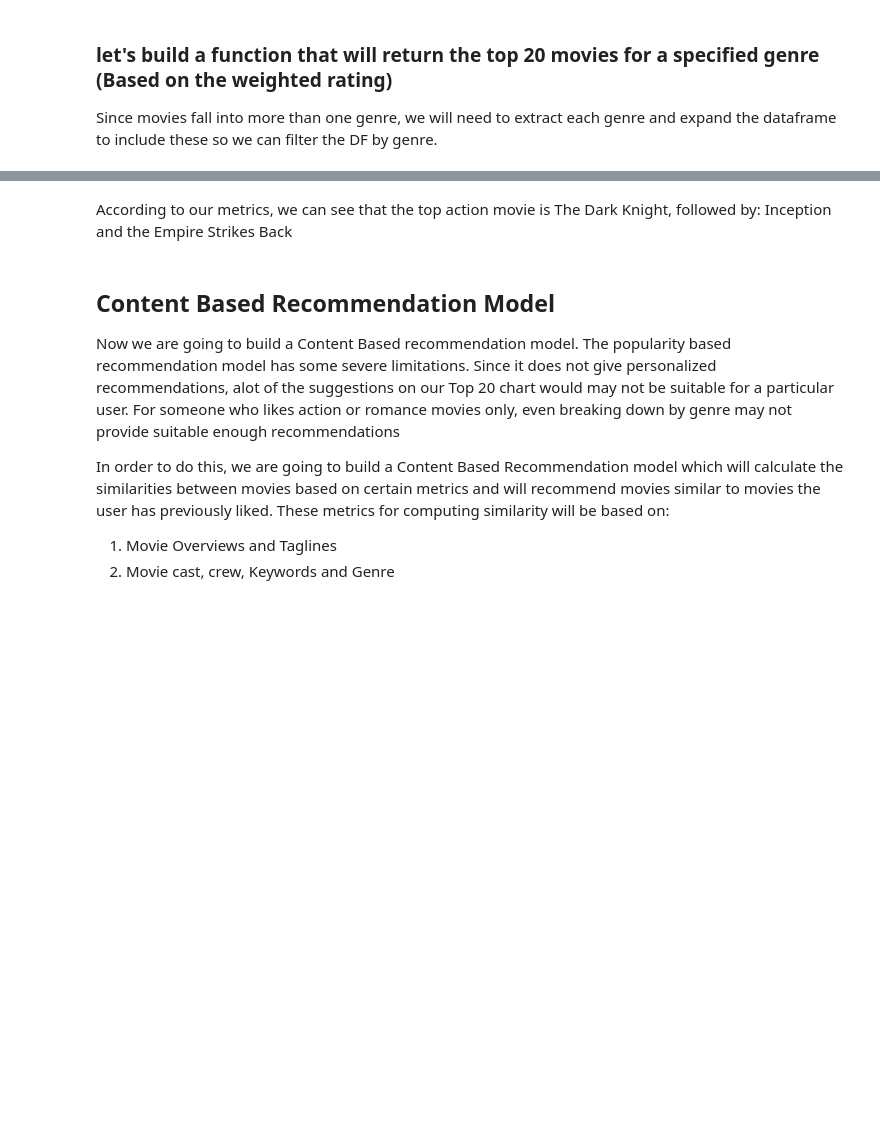
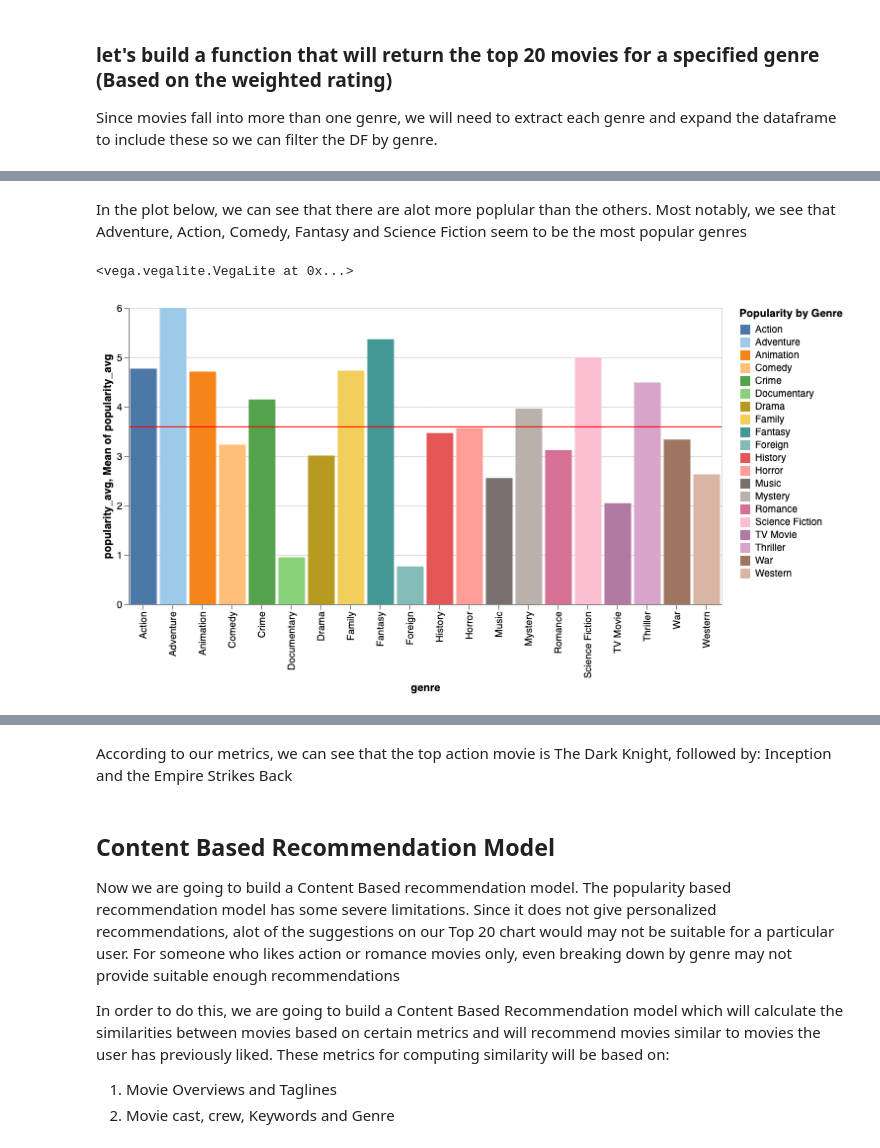
Before and after one commit to Zburns31/Personal_Code, a Jupyter notebook: Movie Recommendation App/Movies EDA.ipynb, the cells around one changed output, grey strips where cells are left out. Saved outputs shown, nothing was run; the diff lists cells and outputs as text; code cells hidden in the pictures; blank space fills up the shorter version.

```diff
--- a/Movie Recommendation App/Movies EDA.ipynb
+++ b/Movie Recommendation App/Movies EDA.ipynb
@@ -150,3 +158,31 @@ gen_df.head()
 | 0 | False | 30000000 | 862 | tt0114709 | en | Toy Story | Led by Woody, Andy's toys live ha... | 21.9469 | ... |
 | 1 | False | 65000000 | 8844 | tt0113497 | en | Jumanji | When siblings Judy and Peter disc... | 17.0155 | ... |
 | 1 | False | 65000000 | 8844 | tt0113497 | en | Jumanji | When siblings Judy and Peter disc... | 17.0155 | ... |
+# %% [markdown]
+In the plot below, we can see that there are alot more poplular than the others. Most notably, we see that
+Adventure, Action, Comedy, Fantasy and Science Fiction seem to be the most popular genres
+# %%
+# def plot_against_genre(df, col)
+gen_df['popularity'] = pd.to_numeric(gen_df['popularity'], errors='coerce')
+genre_pop_df = gen_df.groupby('genre').agg(
+                                        count=('genre','count'),
+                                        popularity_avg=('popularity', np.mean),
+                                        voting_avg=('vote_average', np.mean))\
+                                      .dropna()\
+                                      .sort_values('popularity_avg', ascending=False)\
+                                      .reset_index()
+
+bar = alt.Chart(genre_pop_df).mark_bar().encode(
+    x='genre:O',
+    y='popularity_avg:Q',
+    color=alt.Color('genre', legend=alt.Legend(title='Popularity by Genre'), scale=alt.Scale(scheme='tableau20'))
+)
+rule = alt.Chart(genre_pop_df).mark_rule(color='red').encode(
+    y='mean(popularity_avg):Q'
+)
+
+
+(bar + rule).properties(width=600)
+# %% [output]
+<vega.vegalite.VegaLite at 0x...>
+[figure, added]
```
Also changed, not shown: parts of 6 cells of this notebook.
